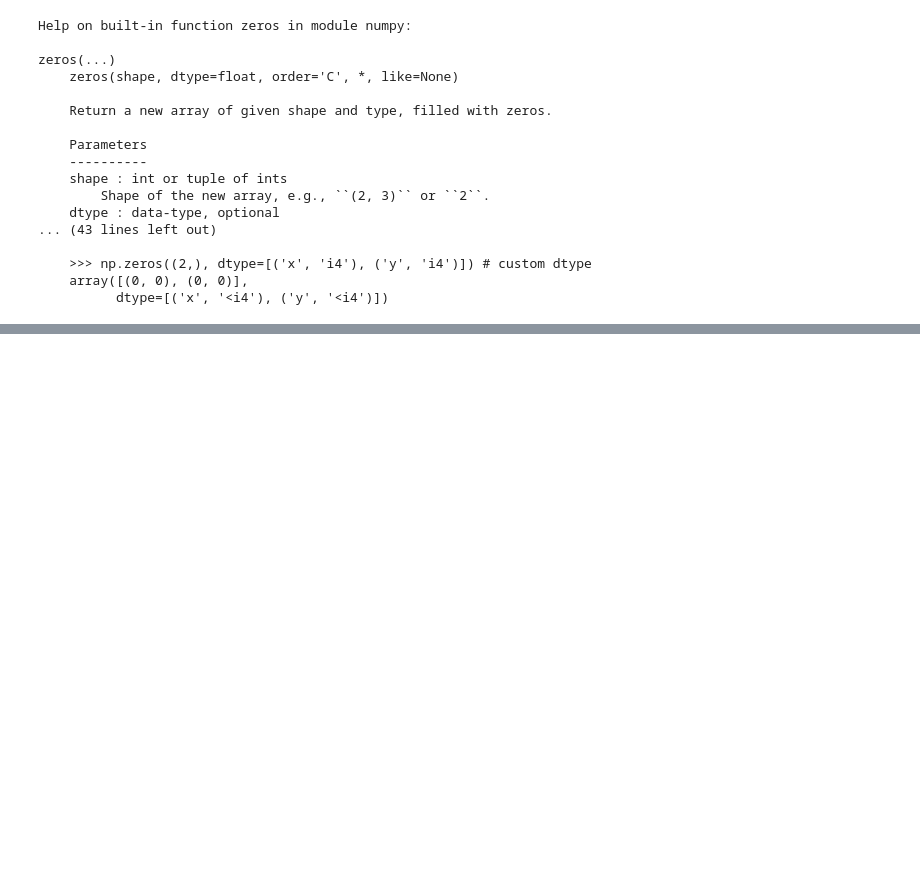
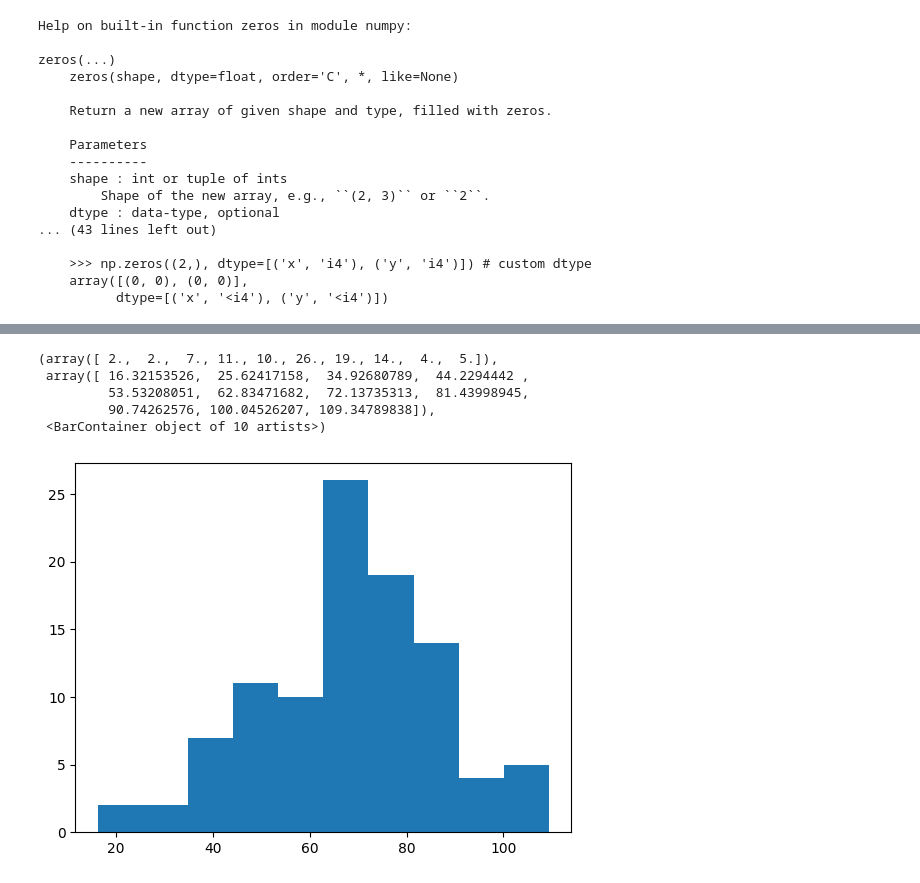
Before and after one commit to alyssakokkatt/stats, a Jupyter notebook: Jan16.ipynb, the cells around one changed output, grey strips where cells are left out. Drawn from its saved outputs; the diff is of its cells as text; code cells hidden in the pictures; blank space fills up the shorter version.

```diff
--- a/Jan16.ipynb
+++ b/Jan16.ipynb
@@ -299,0 +390,3 @@ zeros(...)
+# %%
+normal_dist=np.random.normal(loc=70,scale=20,size=100)
+normal_dist
@@ -299,0 +411,9 @@ zeros(...)
+# %%
+plt.hist(normal_dist)
+# %% [output]
+(array([ 2.,  2.,  7., 11., 10., 26., 19., 14.,  4.,  5.]),
+ array([ 16.32153526,  25.62417158,  34.92680789,  44.2294442 ,
+         53.53208051,  62.83471682,  72.13735313,  81.43998945,
+         90.74262576, 100.04526207, 109.34789838]),
+ <BarContainer object of 10 artists>)
+[figure, added]
```
Also changed, not shown: parts of 30 cells of this notebook.
